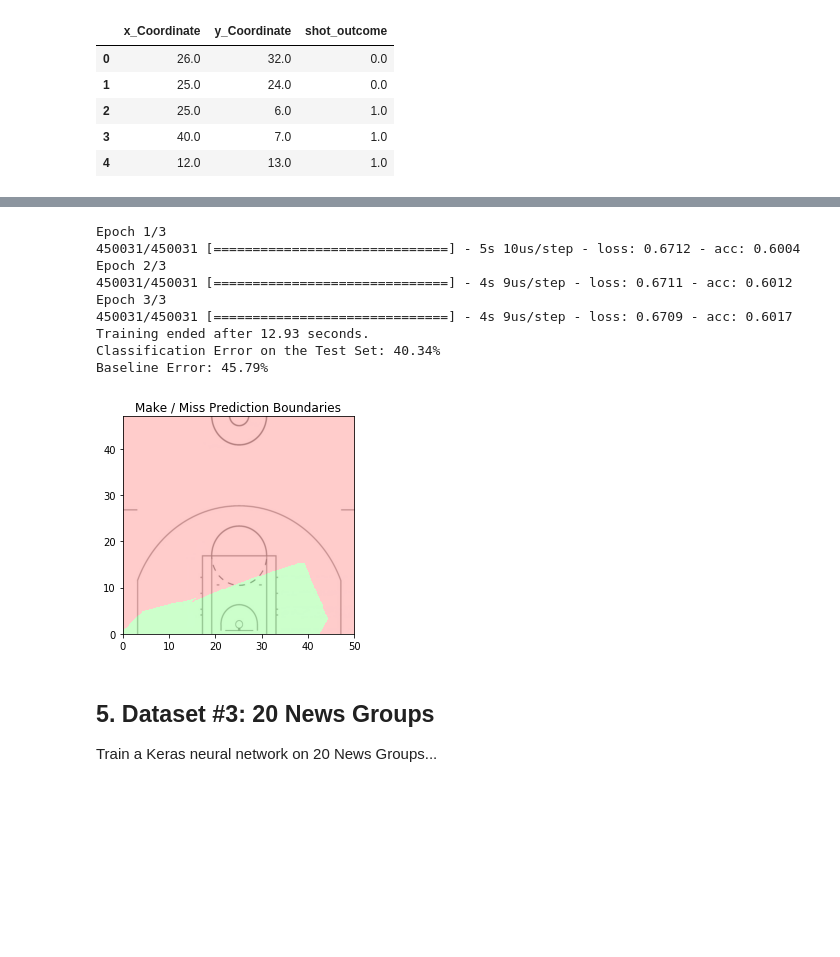
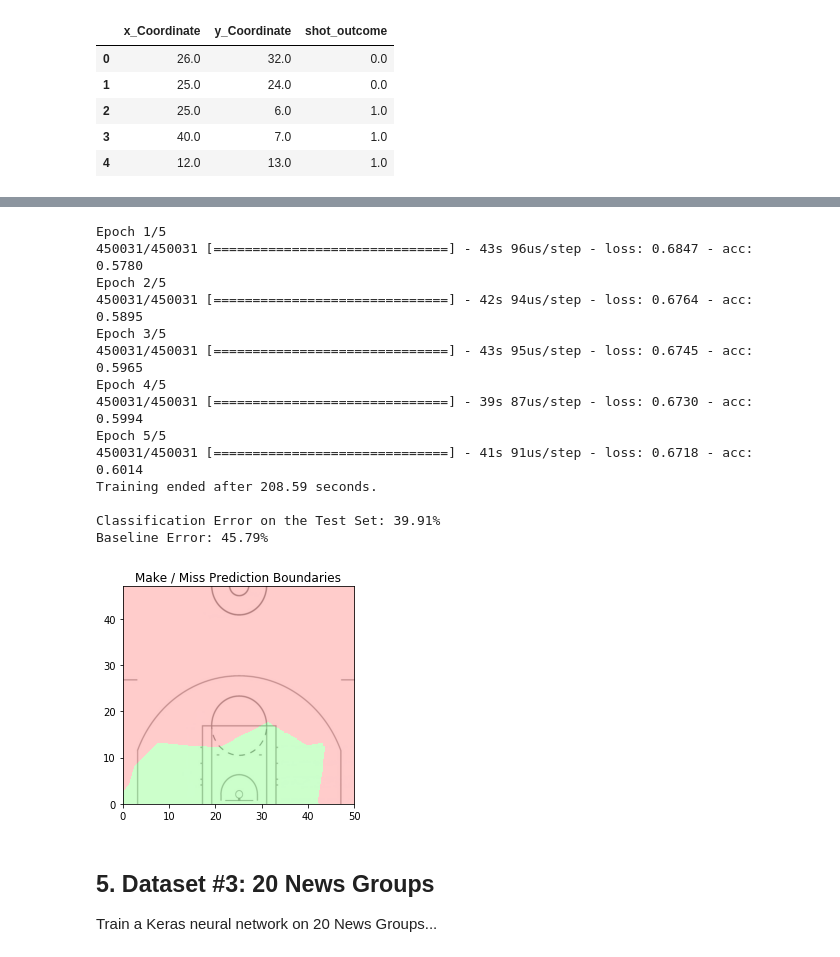
Before and after one commit to UCIDataLab/software_tutorial_notebooks, a Jupyter notebook: tensorflow_and_keras_tutorial.ipynb, the cells around one changed output, grey strips where cells are left out. Drawn from its saved outputs; the diff is of its cells as text; code cells hidden in the pictures; blank space fills up the shorter version.

```diff
--- a/tensorflow_and_keras_tutorial.ipynb
+++ b/tensorflow_and_keras_tutorial.ipynb
@@ -538,32 +548,37 @@ model.compile(optimizer=adam, loss='binary_crossentropy', metrics=['accuracy'])
 # %%
 #Train it
 start_time = time.time()
 
-train_log = model.fit(train_features, np.ravel(train_class_labels), epochs=3, batch_size=300)
+train_log = model.fit(train_features, np.ravel(train_class_labels), epochs=5)
 
 end_time = time.time()
 print("Training ended after %.2f seconds." %(end_time-start_time))
 
 # compute the classification error on training data
 predictions = model.predict(test_features)
 print("\nClassification Error on the Test Set: %.2f%%" %(calc_classification_error(predictions, np.array(test_class_labels)) * 100))
 
 # compute the baseline error since the classes are imbalanced
 print("Baseline Error: %.2f%%" %(np.sum(test_class_labels)/len(test_class_labels)*100))
 
 # visualize the boundary on the basketball court
 visualize_court(model)
 # %% [output]
-Epoch 1/3
-450031/450031 [==============================] - 5s 10us/step - loss: 0.6712 - acc: 0.6004
-Epoch 2/3
-450031/450031 [==============================] - 4s 9us/step - loss: 0.6711 - acc: 0.6012
-Epoch 3/3
-450031/450031 [==============================] - 4s 9us/step - loss: 0.6709 - acc: 0.6017
-Training ended after 12.93 seconds.
-Classification Error on the Test Set: 40.34%
+Epoch 1/5
+450031/450031 [==============================] - 43s 96us/step - loss: 0.6847 - acc: 0.5780
+Epoch 2/5
+450031/450031 [==============================] - 42s 94us/step - loss: 0.6764 - acc: 0.5895
+Epoch 3/5
+450031/450031 [==============================] - 43s 95us/step - loss: 0.6745 - acc: 0.5965
+Epoch 4/5
+450031/450031 [==============================] - 39s 87us/step - loss: 0.6730 - acc: 0.5994
+Epoch 5/5
+450031/450031 [==============================] - 41s 91us/step - loss: 0.6718 - acc: 0.6014
+Training ended after 208.59 seconds.
+
+Classification Error on the Test Set: 39.91%
 Baseline Error: 45.79%
-[figure, old version]
+[figure, new version]
 # %% [markdown]
 ## 5.  Dataset #3: 20 News Groups
 
```
Also changed, not shown: parts of 12 cells of this notebook.
